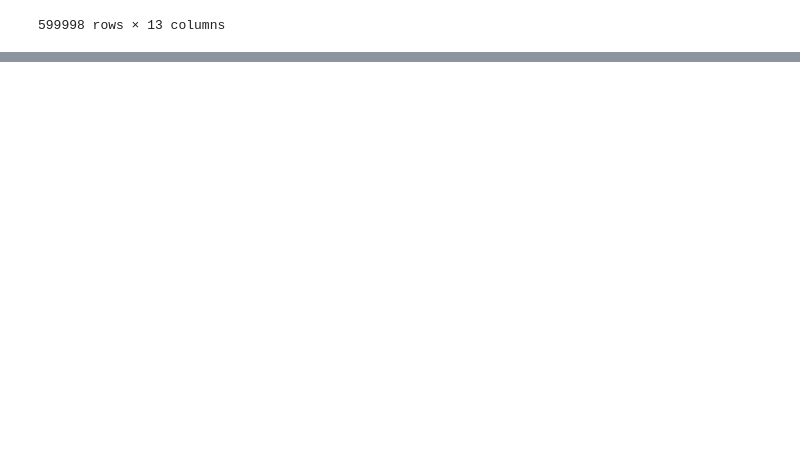
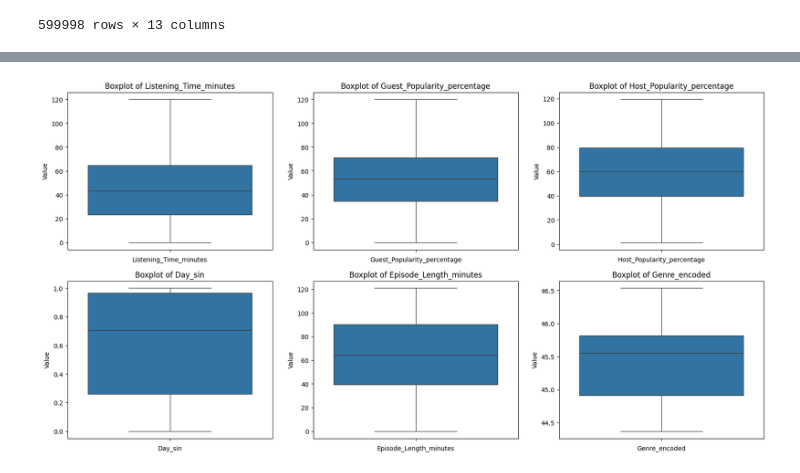
Before and after one commit to Alphalejo/Predict-Podcast-Listening-Time, a Jupyter notebook: EDA.ipynb, the cells around one changed output, grey strips where cells are left out. Drawn from its saved outputs; the diff is of its cells as text; code cells hidden in the pictures; blank space fills up the shorter version.

```diff
--- a/EDA.ipynb
+++ b/EDA.ipynb
@@ -310,0 +338,12 @@ encoded_df
+# %%
+columns = ['Listening_Time_minutes', 'Guest_Popularity_percentage', 'Host_Popularity_percentage',
+           'Day_sin', 'Episode_Length_minutes', 'Genre_encoded']
+
+fig, axes = plt.subplots(nrows=2, ncols=3, figsize=(20, 10))
+
+for i, col in enumerate(columns):
+    ax = axes[i // 3, i % 3]
+    sns.histplot(data=encoded_df, x=col, ax=ax, kde=True)
+    ax.set_title(f"Distribution of {col}")
+    ax.set_xlabel(col)
+    ax.set_ylabel("Frequency")
@@ -310,0 +352,11 @@ encoded_df
+# %%
+fig, axes = plt.subplots(nrows=2, ncols=3, figsize=(20, 10))
+
+for i, col in enumerate(columns):
+    ax = axes[i // 3, i % 3]
+    sns.boxplot(data=encoded_df, y=col, ax=ax, showfliers=True)
+    ax.set_title(f"Boxplot of {col}")
+    ax.set_xlabel(col)
+    ax.set_ylabel("Value")
+# %% [output]
+[figure, added]
```
Also changed, not shown: parts of 11 cells of this notebook.
